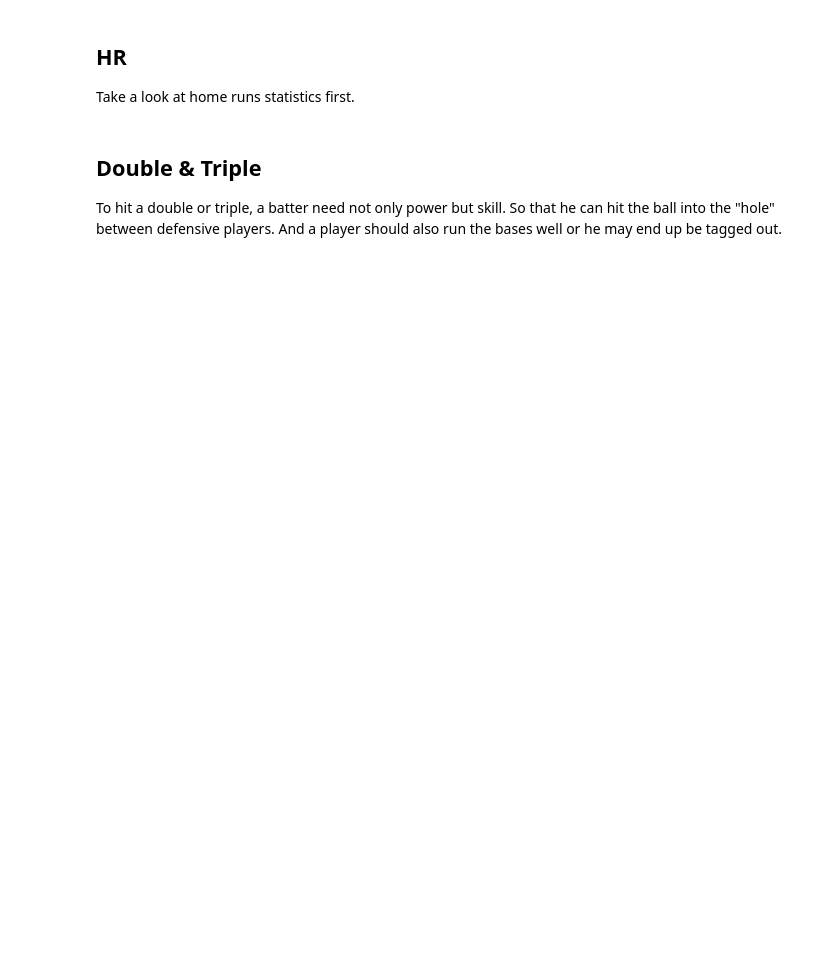
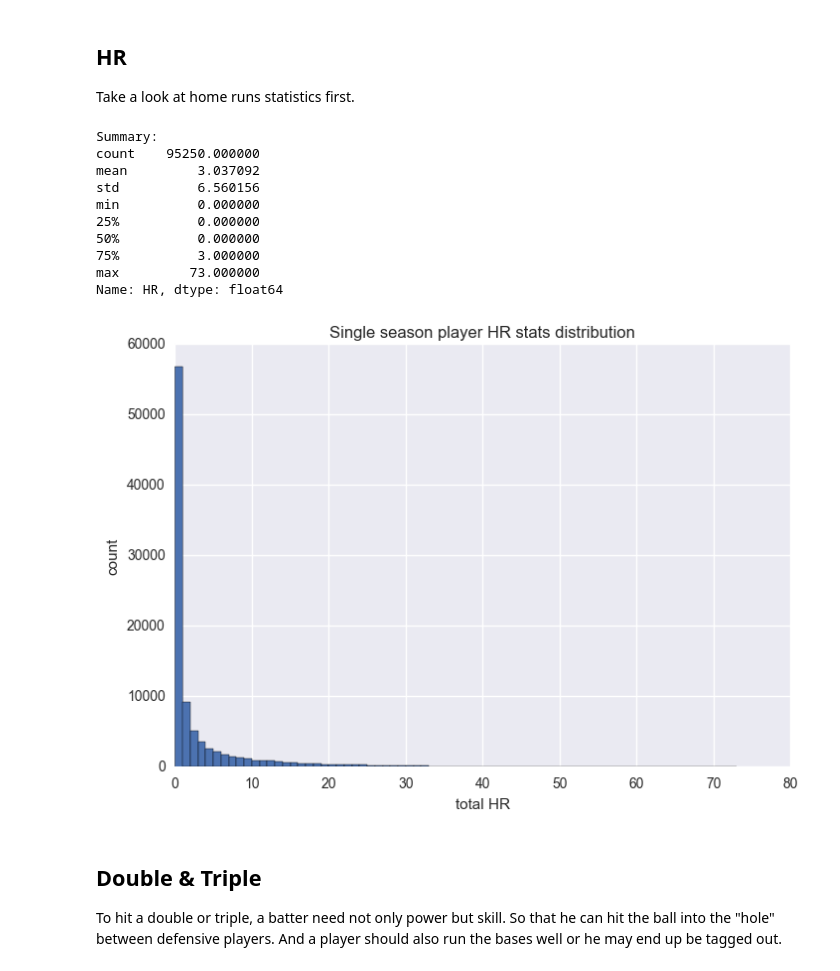
Before and after one commit to ffrddrll/udacity-nd002, a Jupyter notebook: P2/investigate_a_dataset.ipynb, the cells around one changed output. Cells and saved outputs as stored; diff of their text form; code cells hidden in the pictures; blank space fills up the shorter version.

Commit message:
P2: add plot title and update conclusion

```diff
--- a/P2/investigate_a_dataset.ipynb
+++ b/P2/investigate_a_dataset.ipynb
@@ -57,12 +86,25 @@ Take a look at home runs statistics first.
 # %%
 def print_summary(data):
     print "Summary:\n{}\n".format(data.describe())
 
 print_summary(batting['HR'])
 ax = batting['HR'].hist(bins=batting['HR'].max())
-ax.set_xlabel("HR per season")
+ax.set_xlabel("total HR")
 ax.set_ylabel("count")
+ax.set_title("Single season player HR stats distribution")
 plt.show()
+# %% [output]
+Summary:
+count    95250.000000
+mean         3.037092
+std          6.560156
+min          0.000000
+25%          0.000000
+50%          0.000000
+75%          3.000000
+max         73.000000
+Name: HR, dtype: float64
+[figure, added]
 # %% [markdown]
 ## Double & Triple
 
```
Also changed, not shown: parts of 13 cells of this notebook, 1 other file.
